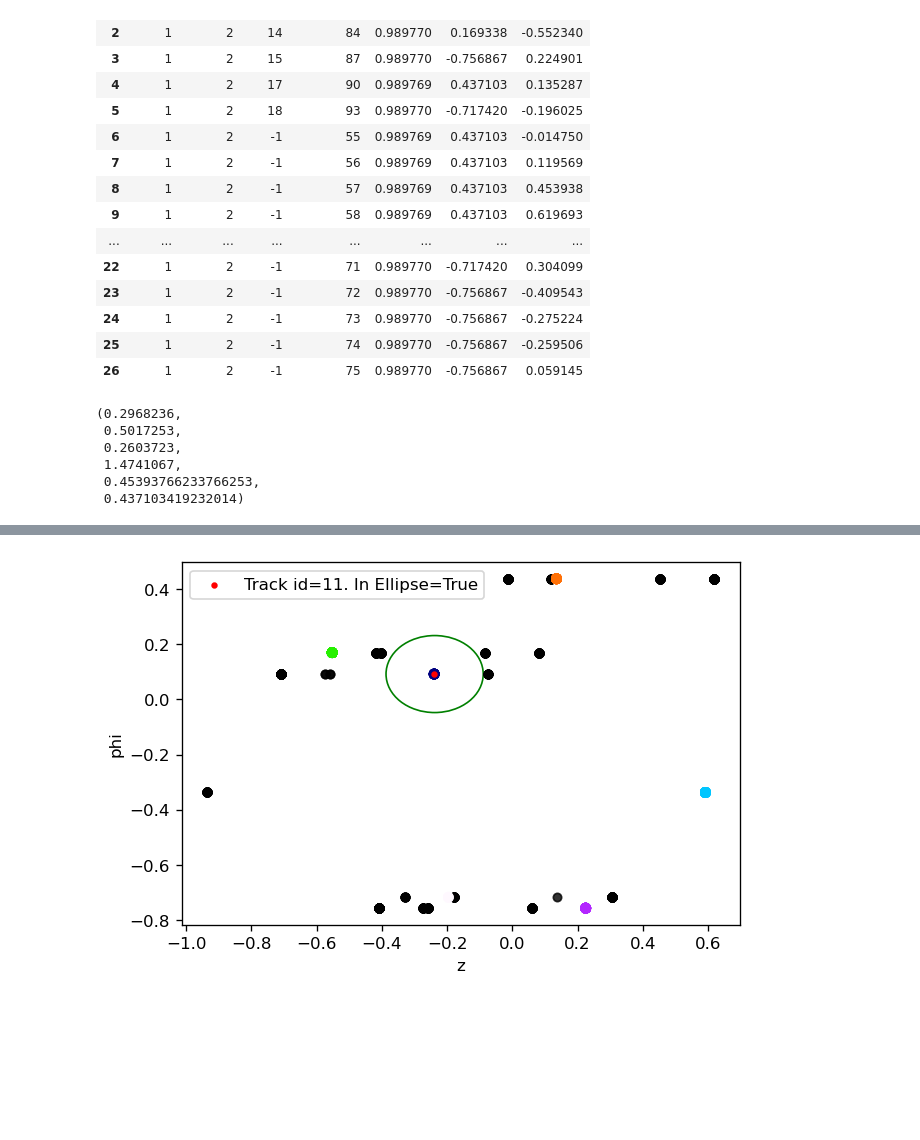
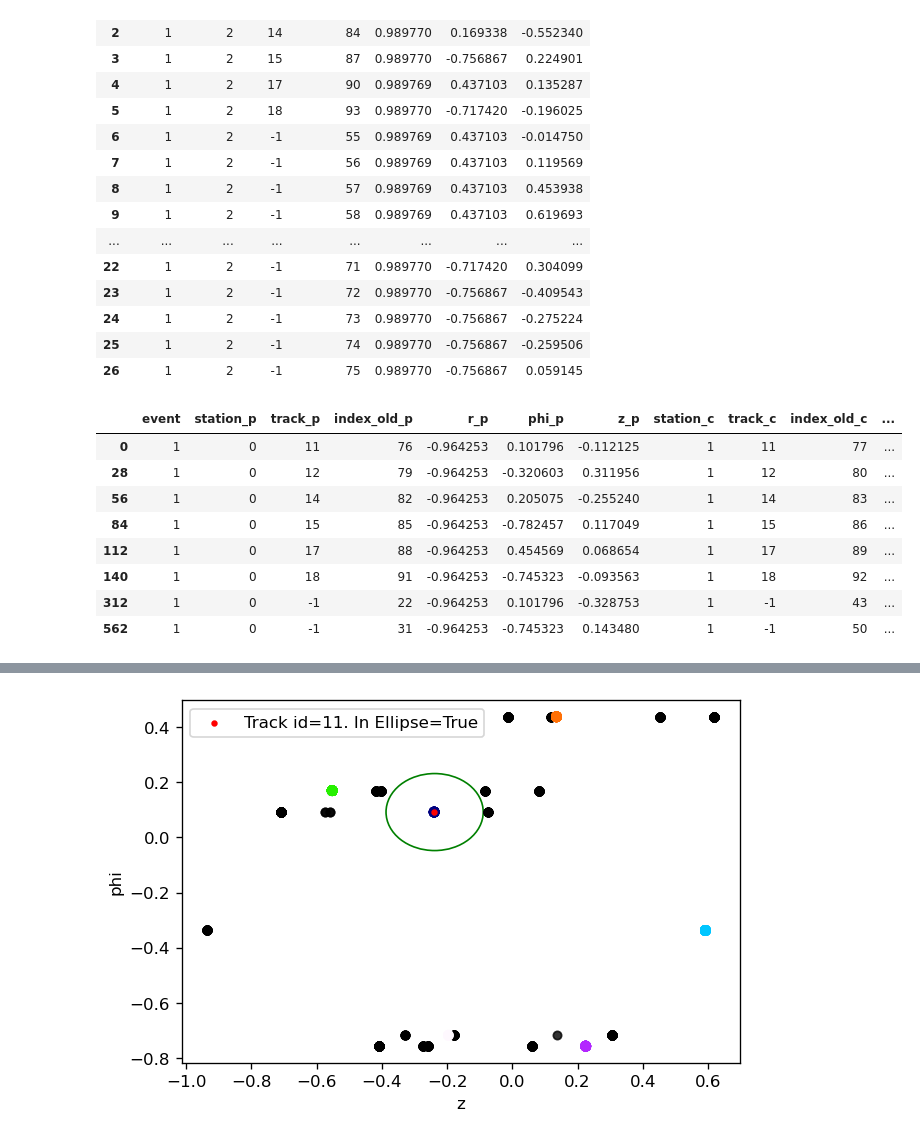
Before and after one commit to t3hseus/ariadne, a Jupyter notebook: notebooks/tracknet_eval.ipynb, the cells around one changed output, grey strips where cells are left out. Drawn from its saved outputs; the diff is of its cells as text; code cells hidden in the pictures; blank space fills up the shorter version.

Commit message:
added graphs for tracknet

```diff
--- a/notebooks/tracknet_eval.ipynb
+++ b/notebooks/tracknet_eval.ipynb
@@ -401,13 +410,32 @@ def faiss_seeds_for_class(seeds, target, pred):
 
     return d, idx
 # %%
-dist, idx = faiss_seeds_for_class(seeds, target, pred)
-selected_pnts = target.iloc[idx.T[0]]
+def in_ellipse_check(pnts_x, ellipse_x, ellipse_dist_w, pnts_y, ellipse_y, ellipse_dist_h):
+    return (np.square(pnts_x - ellipse_x) / np.square(ellipse_dist_w) + np.square(pnts_y - ellipse_y) / np.square(ellipse_dist_h)) <= 1
 
-ellipse_x = pred[:,1,0]
-ellipse_y = pred[:,1,1]
-ellipse_dist_w = pred[:,1,2]
-ellipse_dist_h = pred[:,1,3]
+def filter_by_ellipse(seeds, target, pred, pred_gru):
 
-pnts_x = selected_pnts[['z']].values.T[0]
-pnts_y = selected_pnts[['phi']].values.T[0]
+    dist, idx = faiss_seeds_for_class(seeds, target, pred)
+    selected_pnts = target.iloc[idx.T[0]]
+
+    ellipse_x = pred[:,1,0]
+    ellipse_y = pred[:,1,1]
+    ellipse_dist_w = pred[:,1,2]
+    ellipse_dist_h = pred[:,1,3]
+
+    pnts_x = selected_pnts[['z']].values.T[0]
+    pnts_y = selected_pnts[['phi']].values.T[0]
+
+    selected_pnts['in_ellipse'] = in_ellipse_check(pnts_x, ellipse_x, ellipse_dist_w, pnts_y, ellipse_y, ellipse_dist_h)
+
+    seeds['index_next'] = selected_pnts.index_old.values
+    seeds['in_ellipse'] = selected_pnts.in_ellipse.values
+    seeds['z_next'] = selected_pnts.z.values
+    seeds['phi_next'] = selected_pnts.phi.values
+
+    seeds.track = np.logical_and(seeds.track.values, (seeds.track_c.values == selected_pnts.track.values))
+
+    return seeds[seeds.in_ellipse == True], pred_gru[seeds.in_ellipse == True]
+
+
+filtered, filtered_gru = filter_by_ellipse(seeds, target, pred, pred_gru)
@@ -419,10 +441,0 @@ in_ellipse = in_ellipse_check(pnts_x, ellipse_x, ellipse_dist_w, pnts_y, ellipse
-# %%
-i = 4
-ellipse_x[i], ellipse_y[i], ellipse_dist_w[i], ellipse_dist_h[i], pnts_x[i], pnts_y[i]
-# %% [output]
-(0.2968236,
- 0.5017253,
- 0.2603723,
- 1.4741067,
- 0.45393766233766253,
- 0.437103419232014)
@@ -431,2 +452,14 @@ ellipse_x[i], ellipse_y[i], ellipse_dist_w[i], ellipse_dist_h[i], pnts_x[i], pnt
+# %%
+filtered[filtered.track_pred | filtered.track]
+# %% [output]
+|  | event | station_p | track_p | index_old_p | r_p | phi_p | z_p | station_c | track_c | index_old_c | ... |
+| 0 | 1 | 0 | 11 | 76 | -0.964253 | 0.101796 | -0.112125 | 1 | 11 | 77 | ... |
+| 28 | 1 | 0 | 12 | 79 | -0.964253 | -0.320603 | 0.311956 | 1 | 12 | 80 | ... |
+| 56 | 1 | 0 | 14 | 82 | -0.964253 | 0.205075 | -0.255240 | 1 | 14 | 83 | ... |
+| 84 | 1 | 0 | 15 | 85 | -0.964253 | -0.782457 | 0.117049 | 1 | 15 | 86 | ... |
+| 112 | 1 | 0 | 17 | 88 | -0.964253 | 0.454569 | 0.068654 | 1 | 17 | 89 | ... |
+| 140 | 1 | 0 | 18 | 91 | -0.964253 | -0.745323 | -0.093563 | 1 | 18 | 92 | ... |
+| 312 | 1 | 0 | -1 | 22 | -0.964253 | 0.101796 | -0.328753 | 1 | -1 | 43 | ... |
+| 562 | 1 | 0 | -1 | 31 | -0.964253 | -0.745323 | 0.143480 | 1 | -1 | 50 | ... |
 # %%
 pred[i]
```
Also changed, not shown: parts of 14 cells of this notebook, 1 other file.
